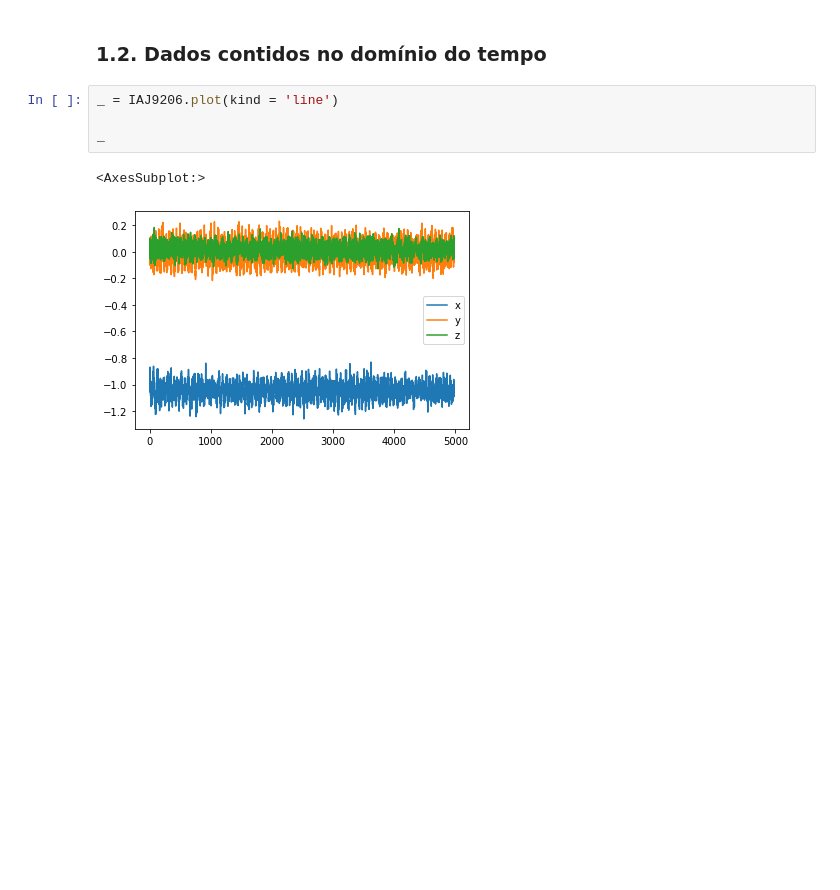
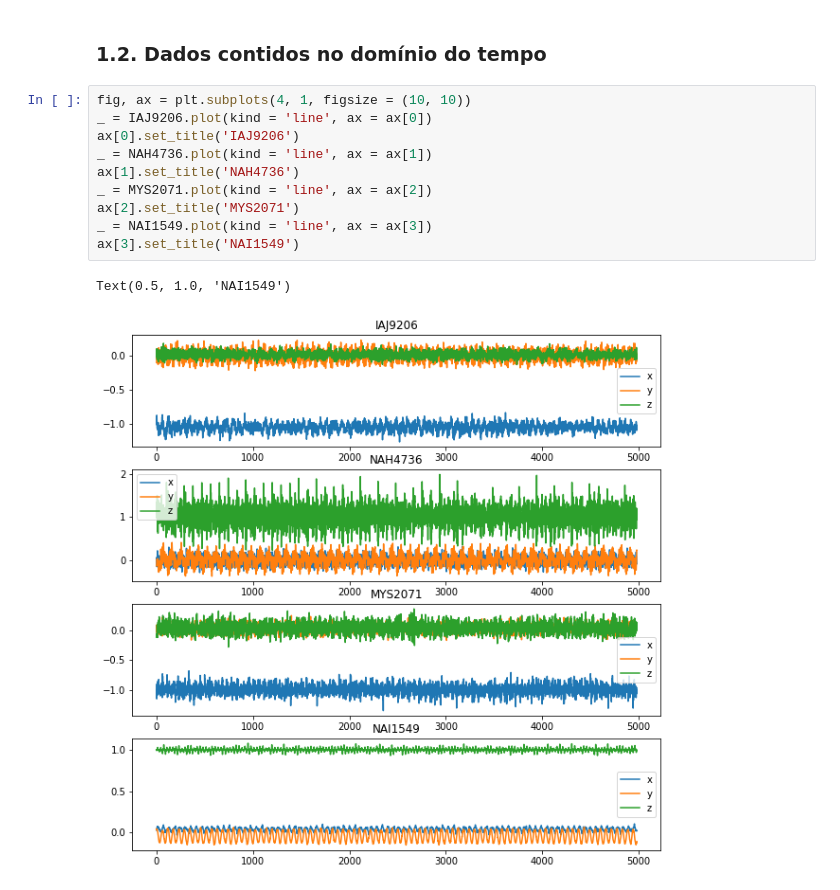
Before and after one commit to barbosarafael/case_Tractian, a Jupyter notebook: notebook/1.0.notebook_CaseTractian.ipynb, the cells around one changed output. Cells and saved outputs as stored; diff of their text form; blank space fills up the shorter version.

```diff
--- a/notebook/1.0.notebook_CaseTractian.ipynb
+++ b/notebook/1.0.notebook_CaseTractian.ipynb
@@ -39,10 +44,16 @@ IAJ9206.head()
 | 4 | -0.885498 | -0.041992 | 0.078003 |
 # %% [markdown]
 ### 1.2. Dados contidos no domínio do tempo
-# %%
-_ = IAJ9206.plot(kind = 'line')
-
-_
-# %% [output]
-<AxesSubplot:>
-[figure, removed]
+# %%
+fig, ax = plt.subplots(4, 1, figsize = (10, 10))
+_ = IAJ9206.plot(kind = 'line', ax = ax[0])
+ax[0].set_title('IAJ9206')
+_ = NAH4736.plot(kind = 'line', ax = ax[1])
+ax[1].set_title('NAH4736')
+_ = MYS2071.plot(kind = 'line', ax = ax[2])
+ax[2].set_title('MYS2071')
+_ = NAI1549.plot(kind = 'line', ax = ax[3])
+ax[3].set_title('NAI1549')
+# %% [output]
+Text(0.5, 1.0, 'NAI1549')
+[figure, added]
```
Also changed, not shown: parts of 20 cells of this notebook, 2 other files.
